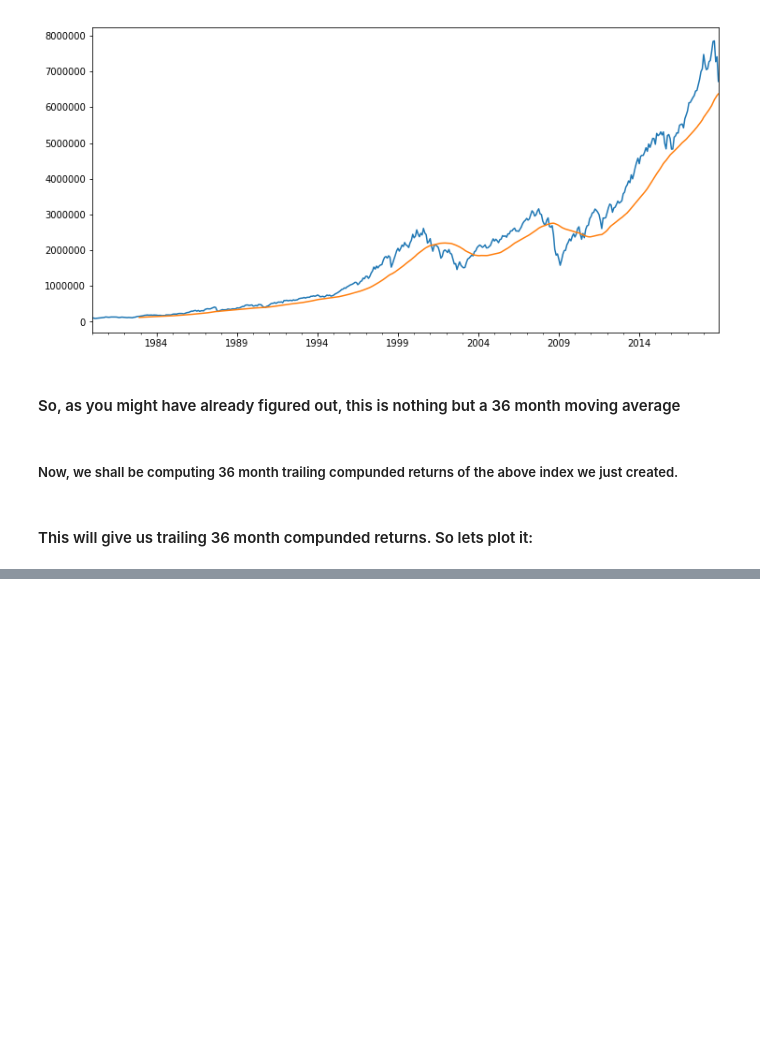
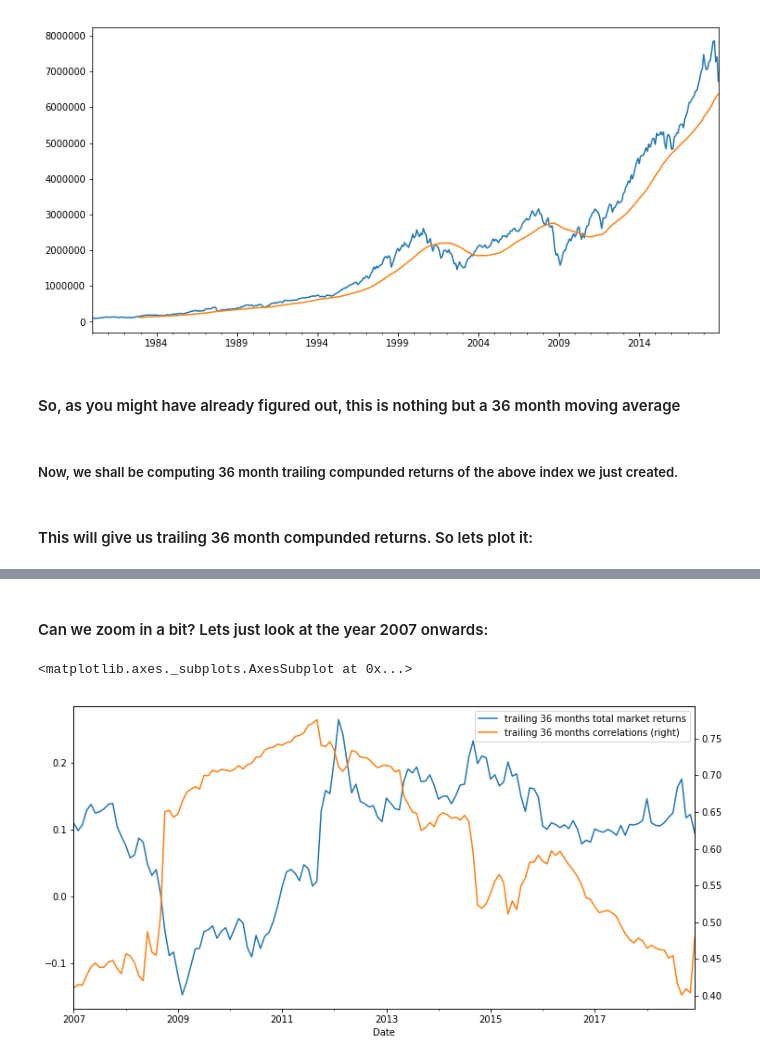
Before and after one commit to biv-neupane7/Investment-management-with-python, a Jupyter notebook: Limits of Diversification.ipynb, the cells around one changed output, grey strips where cells are left out. Saved outputs shown, nothing was run; the diff lists cells and outputs as text; code cells hidden in the pictures; blank space fills up the shorter version.

```diff
--- a/Limits of Diversification.ipynb
+++ b/Limits of Diversification.ipynb
@@ -158,0 +287,8 @@ total_market_return.plot(figsize=(12,6), label="Returns of the Total Market Inde
+# %% [markdown]
+#### Can we zoom in a bit? Lets just look at the year 2007 onwards:
+# %%
+tmi_tr36mrets["2007":].plot(label="trailing 36 months total market returns", legend =True, figsize=(12,6))
+ind_tr36corr["2007":].plot(label="trailing 36 months correlations", legend=True, secondary_y=True)
+# %% [output]
+<matplotlib.axes._subplots.AxesSubplot at 0x...>
+[figure, added]
```
Also changed, not shown: parts of 22 cells of this notebook.
